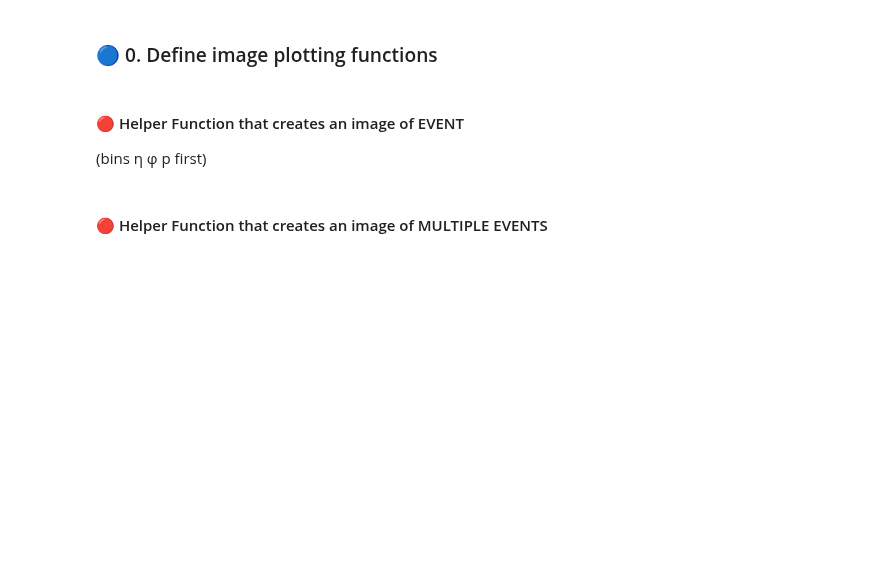
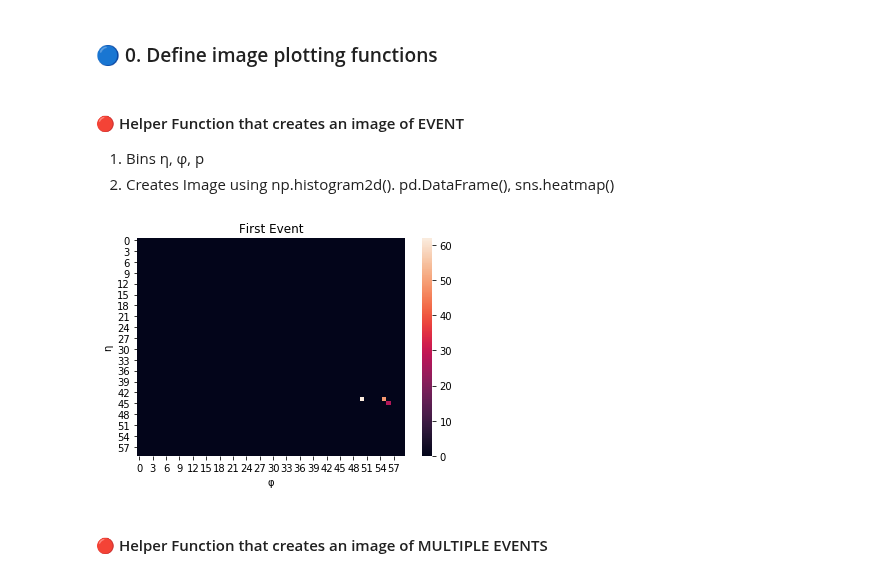
Before and after one commit to johngeorgousis/jet-classifier, a Jupyter notebook: MAIN.ipynb, the cells around one changed output. Drawn from its saved outputs; the diff is of its cells as text; code cells hidden in the pictures; blank space fills up the shorter version.

Commit message:
feat: add examples for each helper function

```diff
--- a/MAIN.ipynb
+++ b/MAIN.ipynb
@@ -116,7 +148,8 @@ Finally you should apply 1)-5) and plot the sum. This should hopefully look like
 # %% [markdown]
 #### 🔴 Helper Function that creates an image of EVENT
 
-(bins η φ p first)
+1. Bins η, φ, p
+2. Creates Image using np.histogram2d(). pd.DataFrame(), sns.heatmap()
 # %%
 def plot_event(event1, R=1.5, pixels=60, title='(φ\', η\') ∈ [-R, R]', ylabel='η\'', xlabel='φ\''):
 
@@ -162,6 +195,11 @@ def plot_event(event1, R=1.5, pixels=60, title='(φ\', η\') ∈ [-R, R]', ylabe
     plt.xlabel(xlabel)
     plt.ylabel(ylabel)
     plt.show()
+# %%
+# Single Event Example using the first event
+plot_event(mydata_prep.iloc[0], title='First Event', ylabel='η', xlabel='φ')
+# %% [output]
+[figure, added]
 # %% [markdown]
 #### 🔴 Helper Function that creates an image of MULTIPLE EVENTS
 # %%
```
Also changed, not shown: parts of 17 cells of this notebook.
